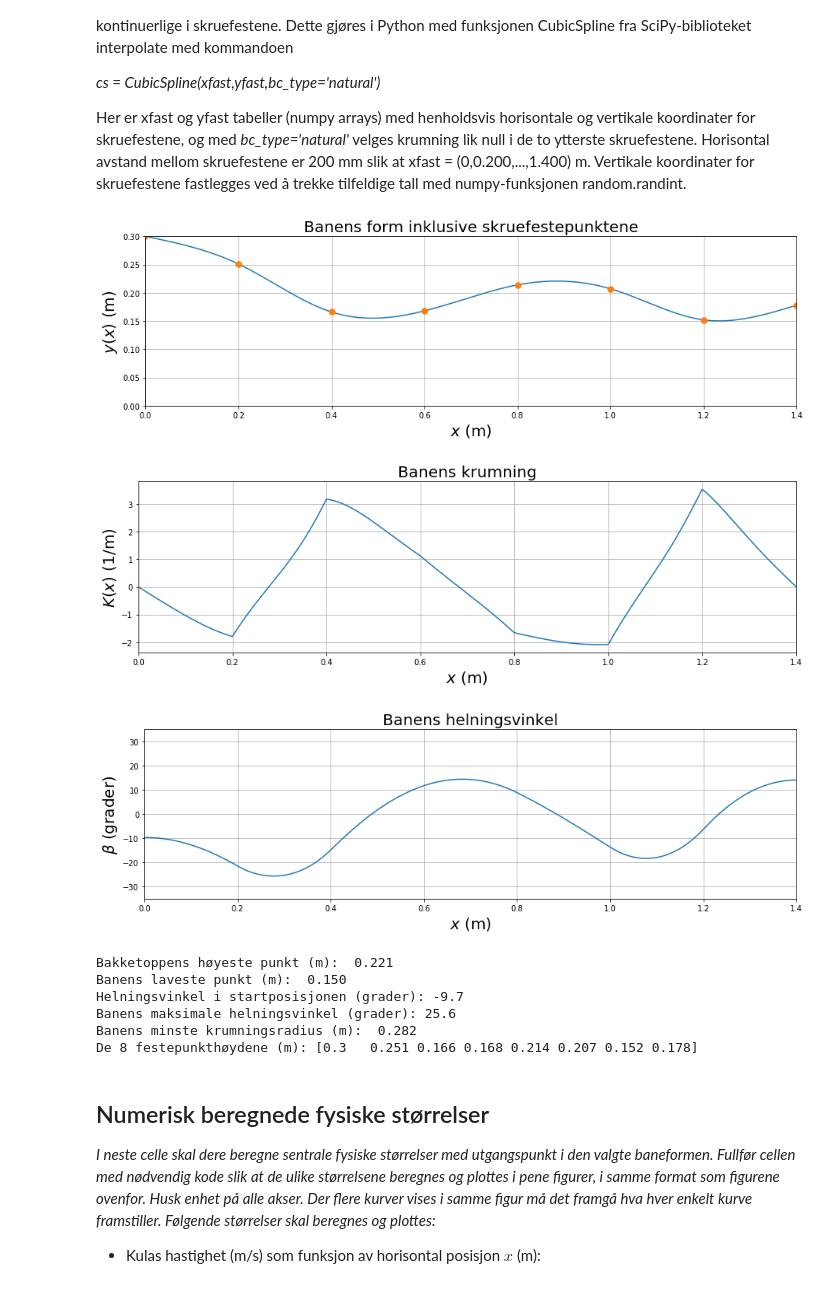
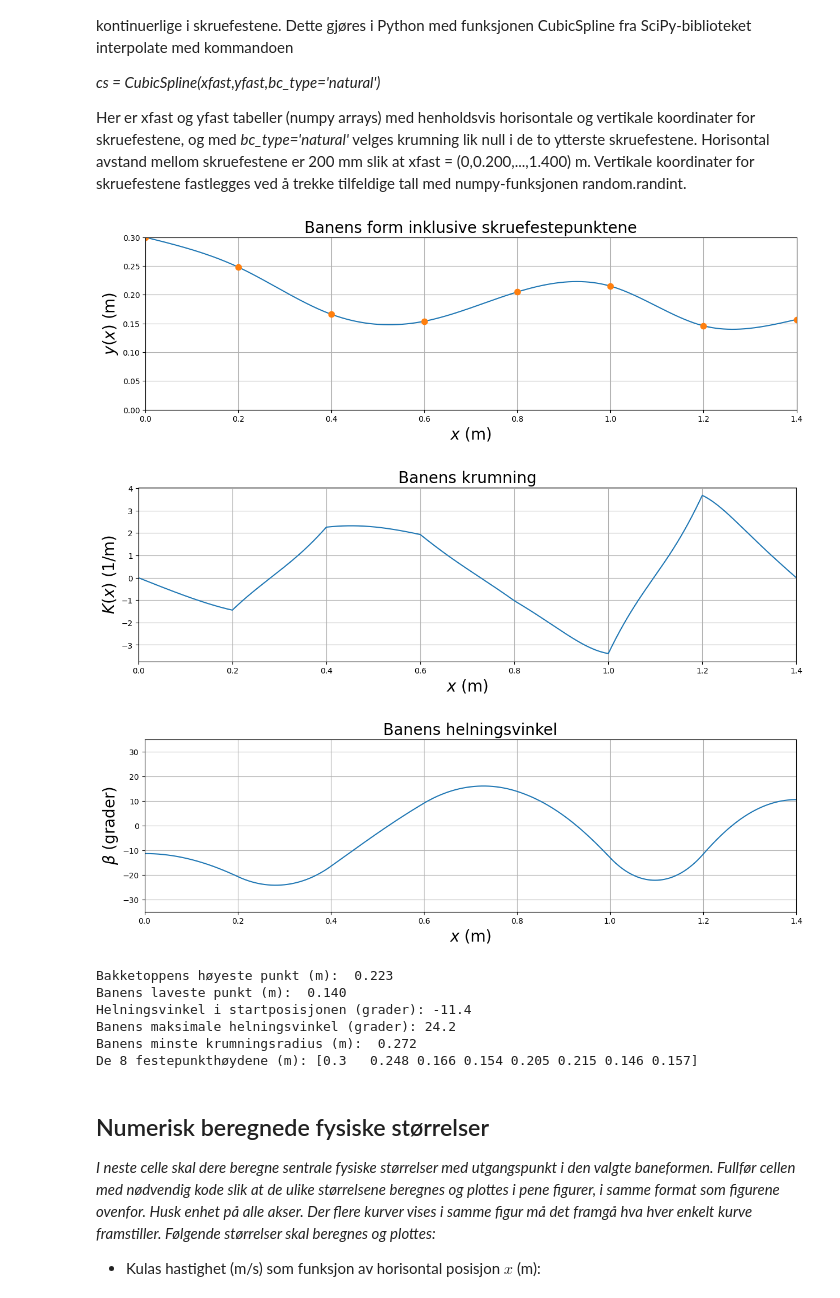
Before and after one commit to SverreNystad/physics-lab, a Jupyter notebook: mal_V24.ipynb, the cells around one changed output. Saved outputs shown, nothing was run; the diff lists cells and outputs as text; code cells hidden in the pictures.

Commit message:
feat_ add calculations and plots for most values

```diff
--- a/mal_V24.ipynb
+++ b/mal_V24.ipynb
@@ -82,7 +82,7 @@ yfast[7] = yfast[6] + np.random.randint(-40,40)/1000
 #Kjør denne cellen så mange ganger dere vil, inntil dere får en baneform dere er fornøyd med.
 #Når endelig baneform er valgt:
 #Sett inn skruehøydene med 3 desimaler (m) og fjern kommentarsymbolet ("#") i neste linje.
-#yfast = np.asarray([0.300,,,,,,,])
+yfast = np.asarray([0.3, 0.248, 0.166, 0.154, 0.205, 0.215, 0.146, 0.157])
 #Når endelig baneform er valgt, kan dere gjerne legge inn # i starten på de 8 linjene som beregner yfast[] ovenfor
 
 #Beregninger:
@@ -128,42 +128,42 @@ plt.title('Banens krumning',fontsize=20)
 plt.xlabel('$x$ (m)',fontsize=20)
 plt.ylabel('$K(x)$ (1/m)',fontsize=20)
 plt.xlim(0,1.400)
 plt.grid()
 plt.show()
 
 #Plotting av banens helningsvinkel
 plt.figure(figsize=(15,4))
 plt.plot(x,betadeg)
 plt.title('Banens helningsvinkel',fontsize=20)
 plt.xlabel('$x$ (m)',fontsize=20)
 plt.ylabel(r'$\beta$ (grader)',fontsize=20)
 plt.ylim(-35,35)
 plt.xlim(0,1.400)
 plt.grid()
 plt.show()
 
 y37 = y[400:1400]
 y27 = y[200:1400]
 y37min = np.min(y37)
 y37max = np.max(y37)
 y27min = np.min(y27)
 y27max = np.max(y27)
 print('Bakketoppens høyeste punkt (m): %6.3f' %y37max)
 print('Banens laveste punkt (m): %6.3f' %y27min)
 print('Helningsvinkel i startposisjonen (grader): %4.1f' %startvinkel)
 print('Banens maksimale helningsvinkel (grader): %4.1f' %maksvinkel)
 print('Banens minste krumningsradius (m): %6.3f' %Rmin)
 print('De 8 festepunkthøydene (m):', yfast)
 # %% [output]
-[figure, old version]
+[figure, new version]
-[figure, old version]
+[figure, new version]
-[figure, old version]
+[figure, new version]
-Bakketoppens høyeste punkt (m):  0.221
-Banens laveste punkt (m):  0.150
-Helningsvinkel i startposisjonen (grader): -9.7
-Banens maksimale helningsvinkel (grader): 25.6
-Banens minste krumningsradius (m):  0.282
-De 8 festepunkthøydene (m): [0.3   0.251 0.166 0.168 0.214 0.207 0.152 0.178]
+Bakketoppens høyeste punkt (m):  0.223
+Banens laveste punkt (m):  0.140
+Helningsvinkel i startposisjonen (grader): -11.4
+Banens maksimale helningsvinkel (grader): 24.2
+Banens minste krumningsradius (m):  0.272
+De 8 festepunkthøydene (m): [0.3   0.248 0.166 0.154 0.205 0.215 0.146 0.157]
 # %% [markdown]
 ## Numerisk beregnede fysiske størrelser
 *I neste celle skal dere beregne sentrale fysiske størrelser med utgangspunkt i den valgte baneformen. Fullfør cellen med nødvendig kode slik at de ulike størrelsene beregnes og plottes i pene figurer, i samme format som figurene ovenfor. Husk enhet på alle akser. Der flere kurver vises i samme figur må det framgå hva hver enkelt kurve framstiller. Følgende størrelser skal beregnes og plottes:*
```
Also changed, not shown: parts of 2 cells of this notebook.
